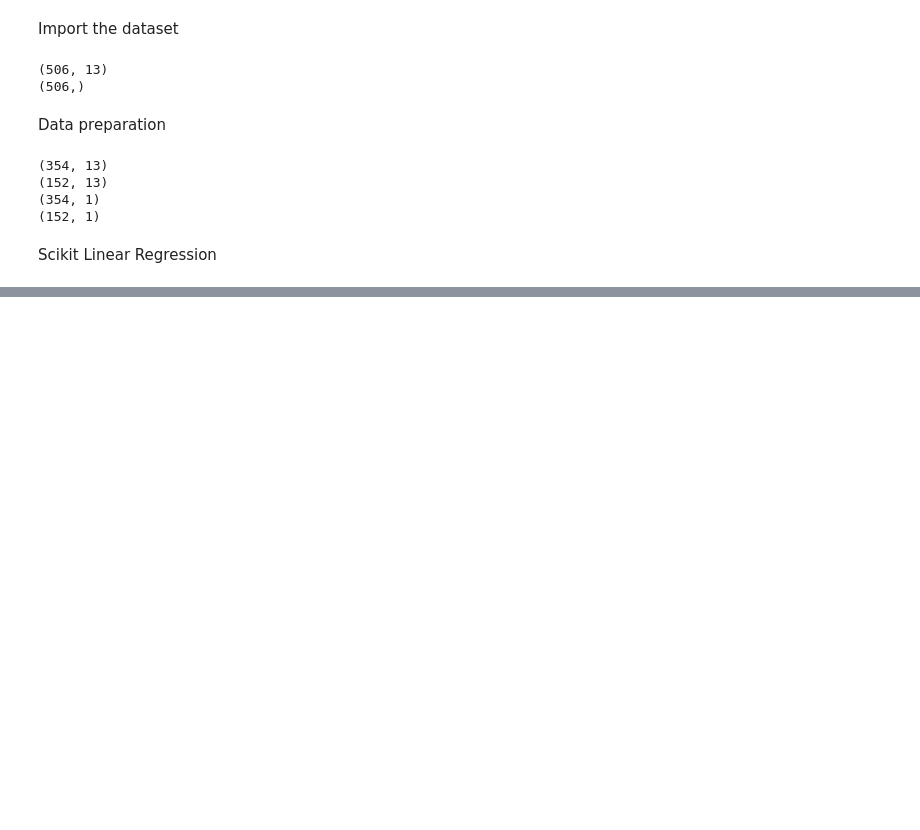
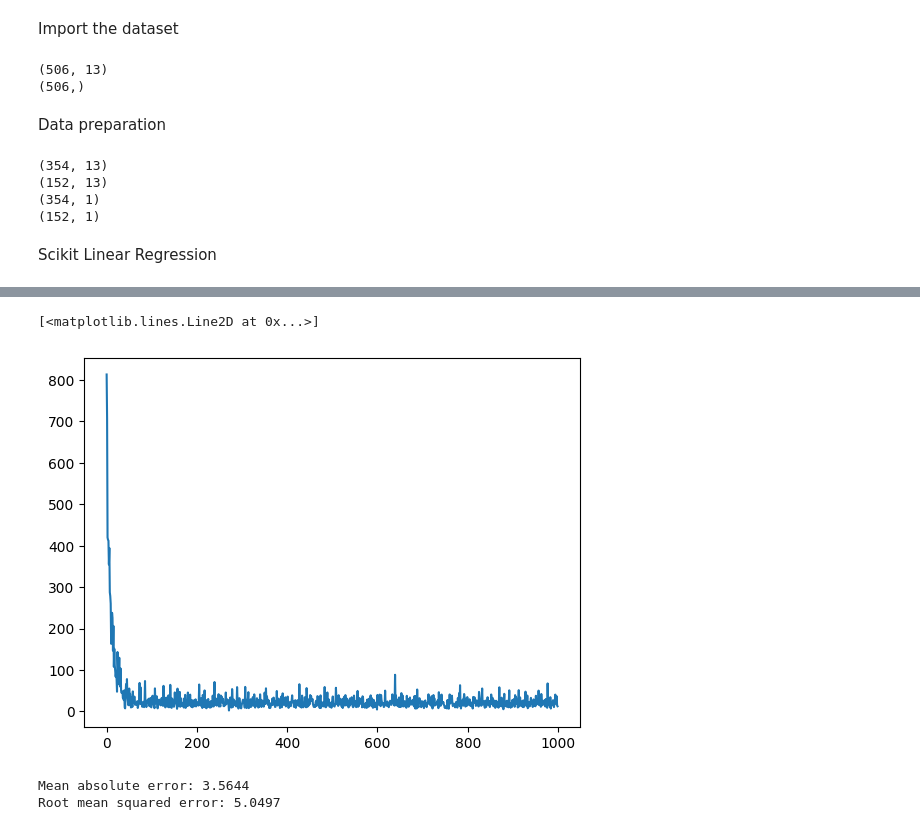
Before and after one commit to rafaelfmoura/DeepLearning, a Jupyter notebook: #01-linear_regression.ipynb, the cells around one changed output, grey strips where cells are left out. Drawn from its saved outputs; the diff is of its cells as text; code cells hidden in the pictures; blank space fills up the shorter version.

```diff
--- a/#01-linear_regression.ipynb
+++ b/#01-linear_regression.ipynb
@@ -55,0 +132,24 @@ plt.plot([0,51],[0,51])
+# %%
+def permute_data(X, Y):
+    '''
+    Permute X and Y, using the same permutation, along axis=0
+    '''
+    perm = np.random.permutation(X.shape[0])
+    return X[perm], Y[perm]
+# %%
+def generate_batch(X,
+                   Y,
+                   start = 0,
+                   batch_size = 10):
+    '''
+    Generate batch from X and y, given a start position
+    '''
+    assert X.ndim == Y.ndim == 2, \
+    "X and Y must be 2 dimensional"
+
+    if start+batch_size > X.shape[0]:
+        batch_size = X.shape[0] - start
+
+    X_batch, Y_batch = X[start:start+batch_size], Y[start:start+batch_size]
+
+    return X_batch, Y_batch
@@ -55,0 +202,27 @@ plt.plot([0,51],[0,51])
+# %%
+train_info = train_model(x_train, y_train,
+                   epochs= 1000,
+                   learning_rate = 0.001,
+                   batch_size=23,
+                   return_losses=True,
+                   return_weights=True,
+                   seed=180708)
+losses = train_info[0]
+weights = train_info[1]
+plt.plot(list(range(1000)), losses)
+# %% [output]
+[<matplotlib.lines.Line2D at 0x...>]
+[figure, added]
+# %%
+def predict(X, params):
+    N = np.dot(X, params['W'])
+    P = N + params['B']
+    return P
+
+preds = predict(x_test, weights)
+
+print("Mean absolute error:", round(mae(preds, y_test), 4), "\n"
+      "Root mean squared error:", round(rmse(preds, y_test), 4))
+# %% [output]
+Mean absolute error: 3.5644
+Root mean squared error: 5.0497
```
Also changed, not shown: parts of 11 cells of this notebook.
